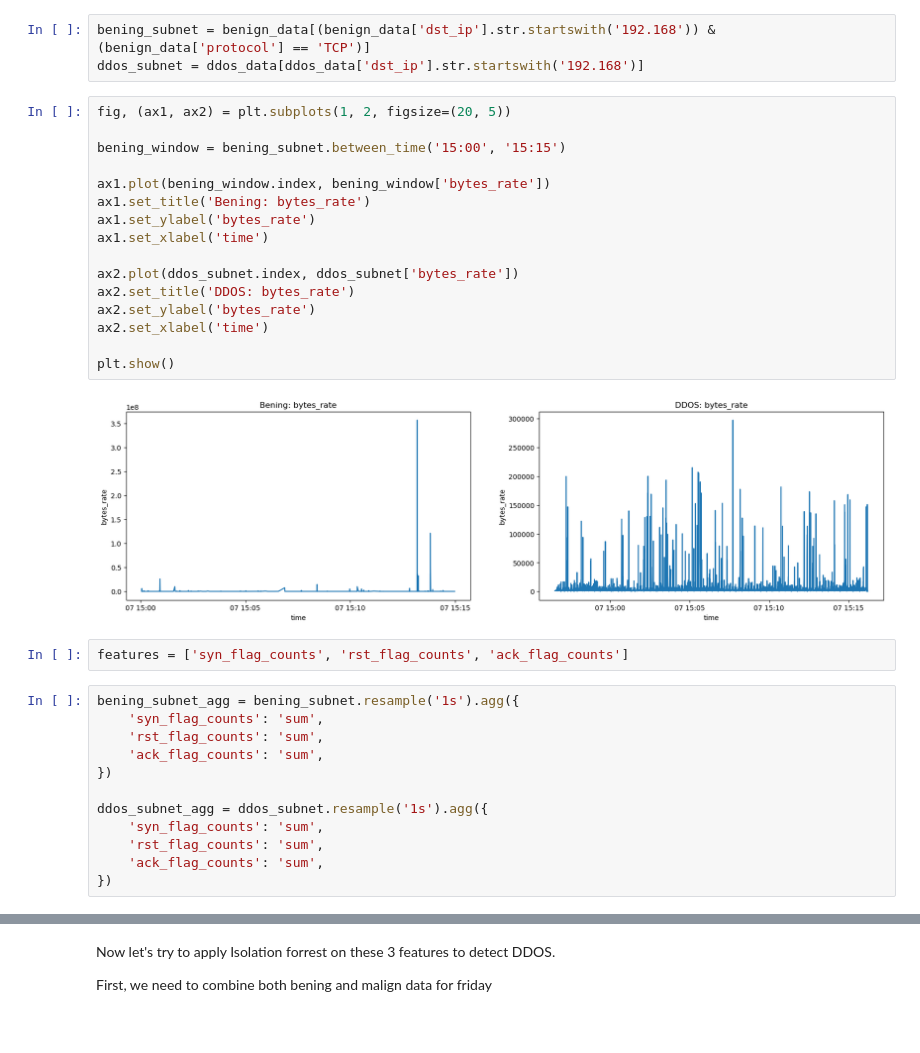
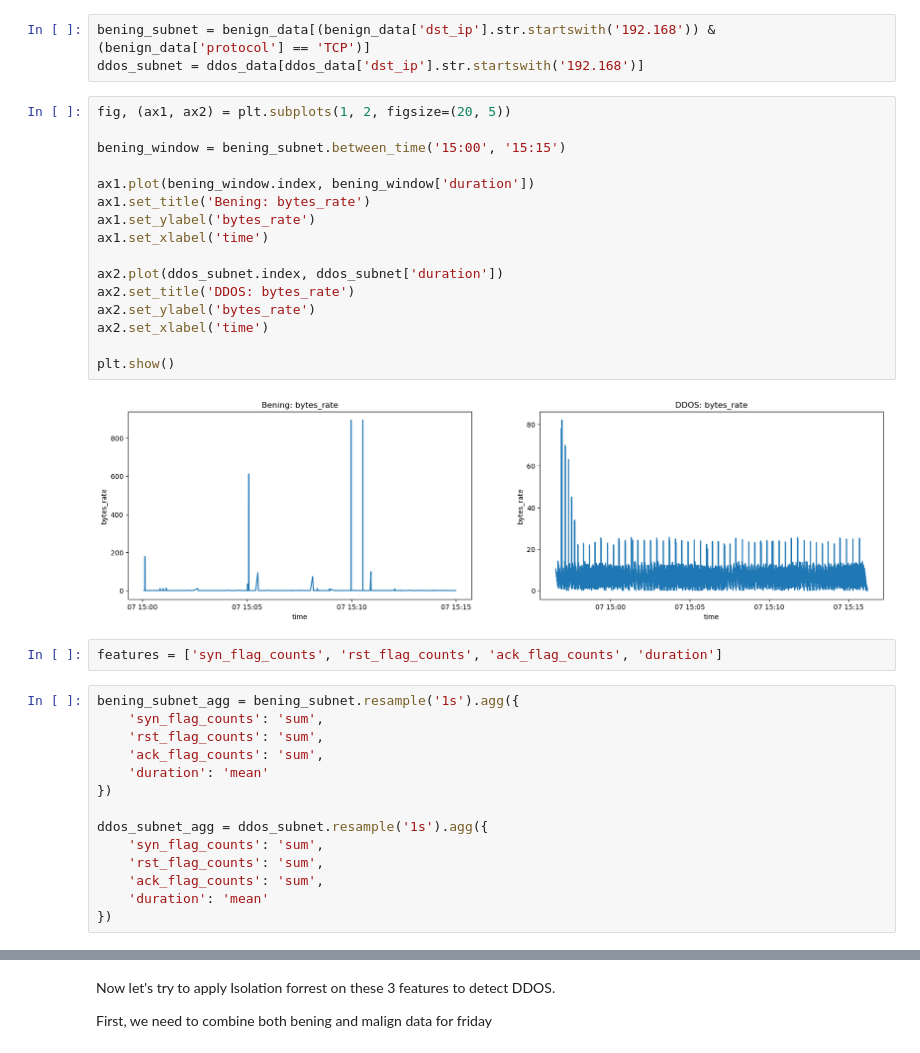
Before and after one commit to kotvytskyi/ids, a Jupyter notebook: ids-poc.ipynb, the cells around one changed output, grey strips where cells are left out. Saved outputs shown, nothing was run; the diff lists cells and outputs as text.

```diff
--- a/ids-poc.ipynb
+++ b/ids-poc.ipynb
@@ -34,34 +34,36 @@ ddos_subnet = ddos_data[ddos_data['dst_ip'].str.startswith('192.168')]
 # %%
 fig, (ax1, ax2) = plt.subplots(1, 2, figsize=(20, 5))
 
 bening_window = bening_subnet.between_time('15:00', '15:15')
 
-ax1.plot(bening_window.index, bening_window['bytes_rate'])
+ax1.plot(bening_window.index, bening_window['duration'])
 ax1.set_title('Bening: bytes_rate')
 ax1.set_ylabel('bytes_rate')
 ax1.set_xlabel('time')
 
-ax2.plot(ddos_subnet.index, ddos_subnet['bytes_rate'])
+ax2.plot(ddos_subnet.index, ddos_subnet['duration'])
 ax2.set_title('DDOS: bytes_rate')
 ax2.set_ylabel('bytes_rate')
 ax2.set_xlabel('time')
 
 plt.show()
 # %% [output]
-[figure, old version]
+[figure, new version]
 # %%
-features = ['syn_flag_counts', 'rst_flag_counts', 'ack_flag_counts']
+features = ['syn_flag_counts', 'rst_flag_counts', 'ack_flag_counts', 'duration']
 # %%
 bening_subnet_agg = bening_subnet.resample('1s').agg({
     'syn_flag_counts': 'sum',
     'rst_flag_counts': 'sum',
     'ack_flag_counts': 'sum',
+    'duration': 'mean'
 })
 
 ddos_subnet_agg = ddos_subnet.resample('1s').agg({
     'syn_flag_counts': 'sum',
     'rst_flag_counts': 'sum',
     'ack_flag_counts': 'sum',
+    'duration': 'mean'
 })
 # %%
 
```
Also changed, not shown: parts of 5 cells of this notebook.
